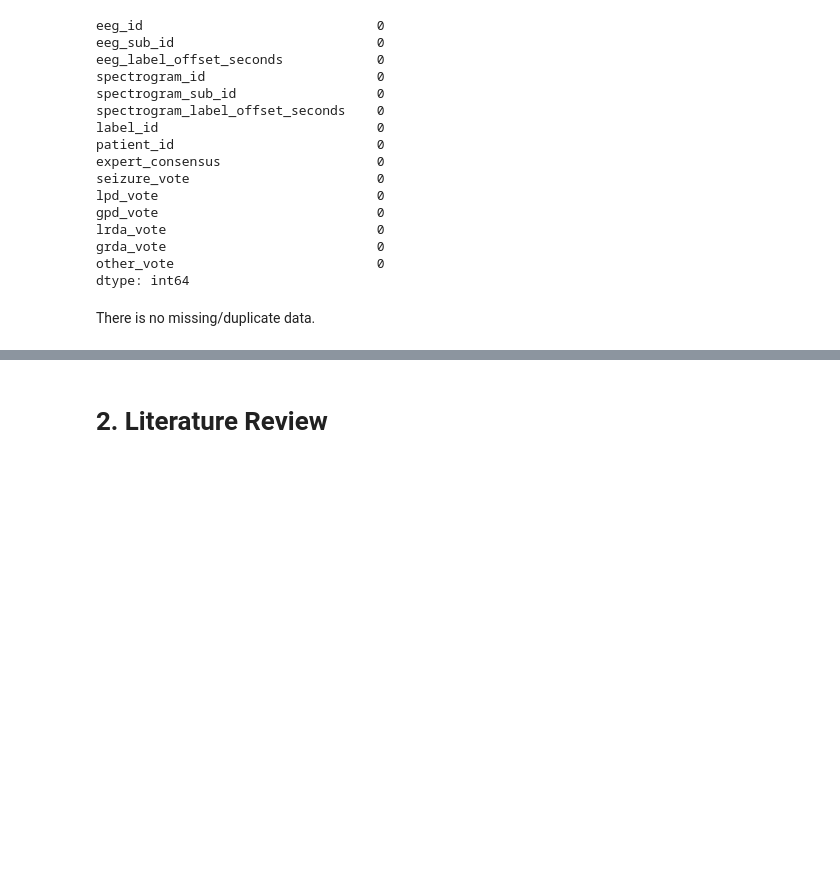
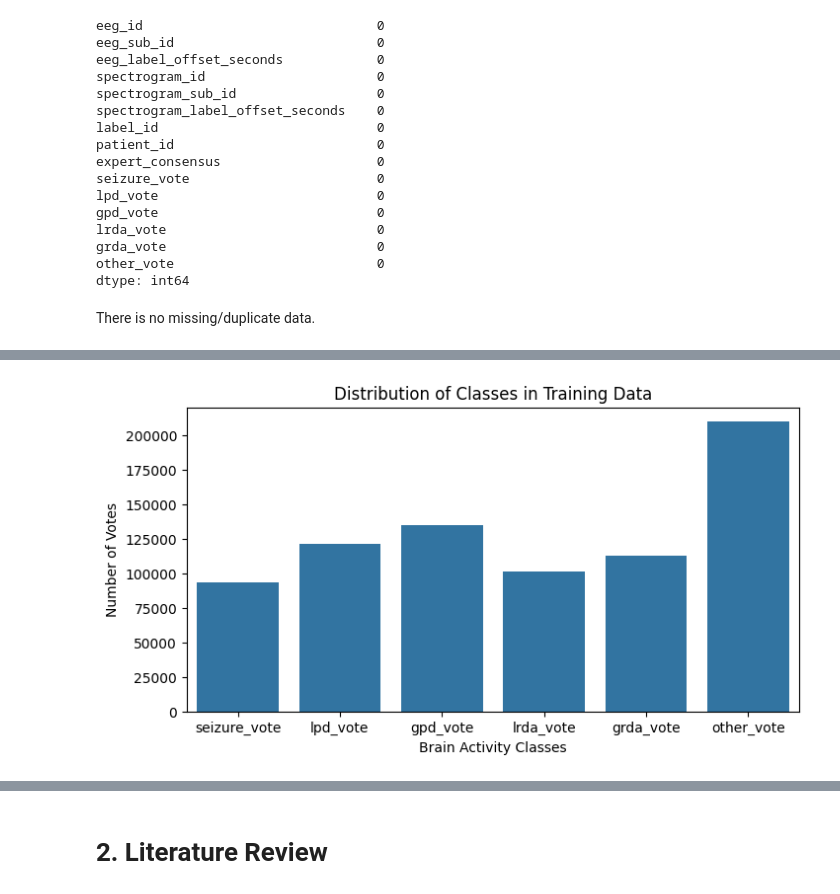
Before and after one commit to ramisa7/Team_EEG, a Jupyter notebook: Milestone1_Data_Science_Final_Project.ipynb, the cells around one changed output, grey strips where cells are left out. Drawn from its saved outputs; the diff is of its cells as text; code cells hidden in the pictures; blank space fills up the shorter version.

```diff
--- a/Milestone1_Data_Science_Final_Project.ipynb
+++ b/Milestone1_Data_Science_Final_Project.ipynb
@@ -82,0 +121,10 @@ There is no missing/duplicate data.
+# %%
+# Plot the distribution of classes
+plt.figure(figsize=(8, 4))
+sns.barplot(x=class_distribution.index, y=class_distribution.values)
+plt.title('Distribution of Classes in Training Data')
+plt.xlabel('Brain Activity Classes')
+plt.ylabel('Number of Votes')
+plt.show()
+# %% [output]
+[figure, added]
```
Also changed, not shown: parts of 15 cells of this notebook.
